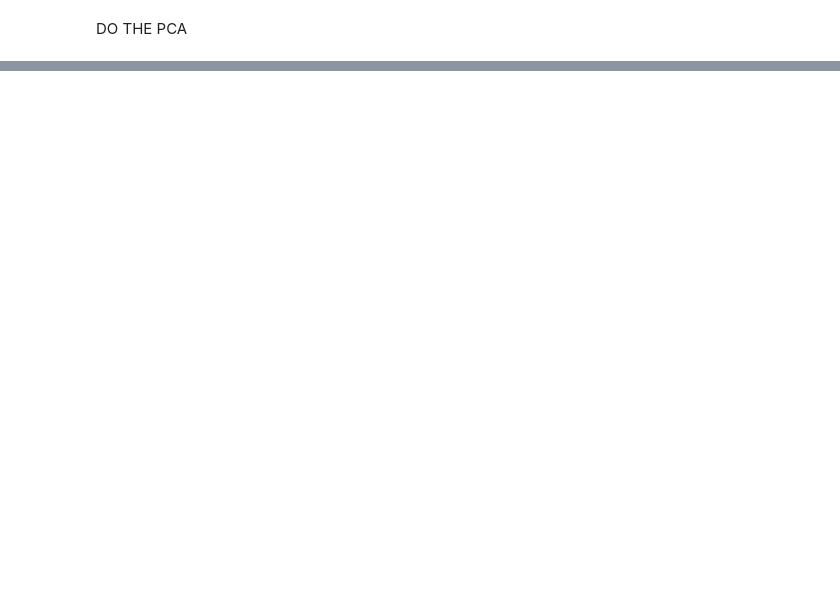
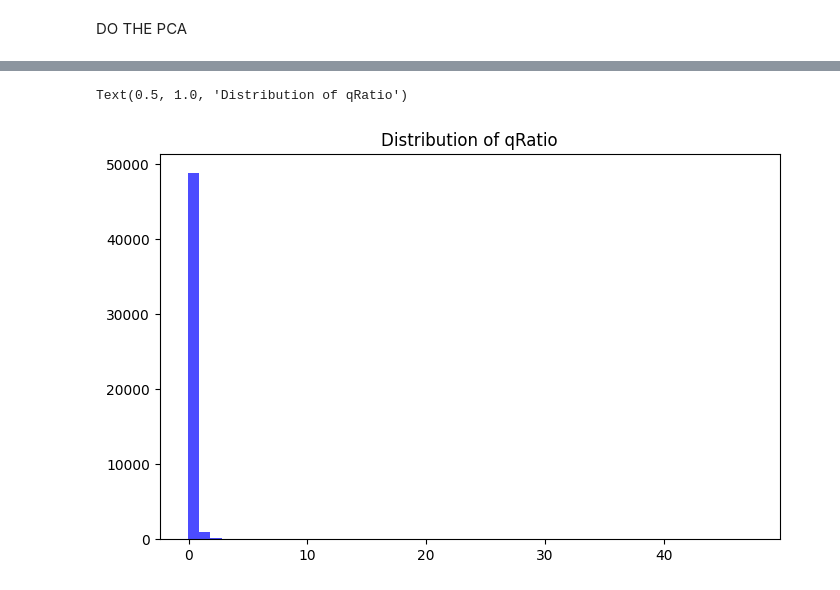
Before and after one commit to ibc12/S2384, a Jupyter notebook: Macros/L1PID/PCA.ipynb, the cells around one changed output, grey strips where cells are left out. Drawn from its saved outputs; the diff is of its cells as text; code cells hidden in the pictures; blank space fills up the shorter version.

```diff
--- a/Macros/L1PID/PCA.ipynb
+++ b/Macros/L1PID/PCA.ipynb
@@ -69,0 +221,8 @@ dtype: float32
+# %%
+#plot 1d of qratio
+plt.figure(figsize=(8, 5))
+plt.hist(df_norm["qRatio"], bins=10000, color="blue", alpha=0.7)
+plt.title("Distribution of qRatio")
+# %% [output]
+Text(0.5, 1.0, 'Distribution of qRatio')
+[figure, added]
```
Also changed, not shown: parts of 19 cells of this notebook, 5 other files.
